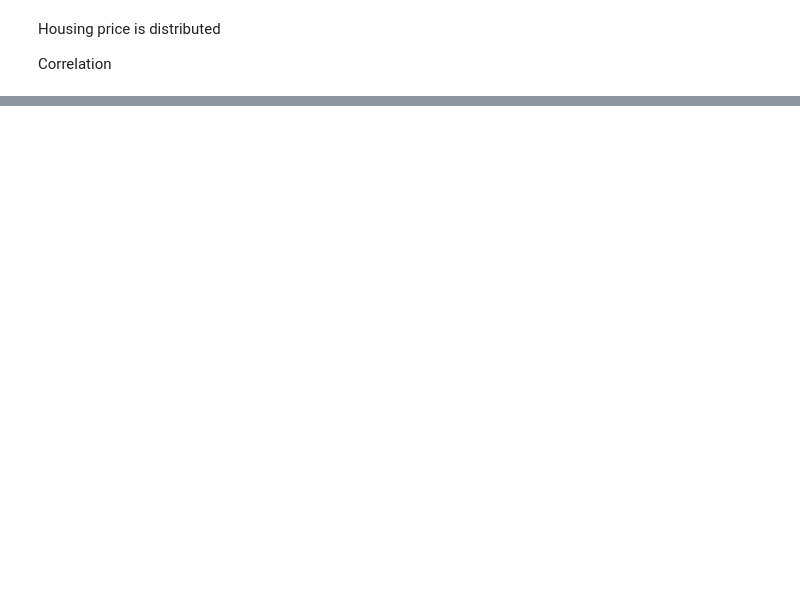
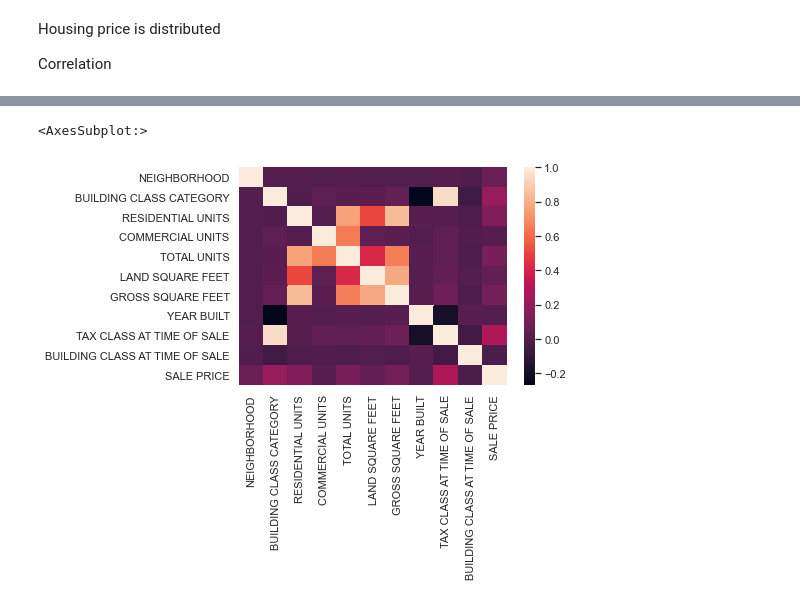
Before and after one commit to snorrealv/machine-learning_284, a Jupyter notebook: group_task/main.ipynb, the cells around one changed output, grey strips where cells are left out. Cells and saved outputs as stored; diff of their text form; code cells hidden in the pictures; blank space fills up the shorter version.

```diff
--- a/group_task/main.ipynb
+++ b/group_task/main.ipynb
@@ -328,0 +687,2 @@ plt.plot(x, y)
+# %%
+new_df["BUILDING CLASS AT TIME OF SALE"] = building_class
@@ -328,0 +710,7 @@ plt.plot(x, y)
+# %%
+l_1 = []
+
+for l in new_df["NEIGHBORHOOD"]:
+    l = re.sub("[^a-zA-Z]+", "", l)
+    l_1.append(l)
+new_df["NEIGHBORHOOD"] = l_1
@@ -328,0 +732,6 @@ plt.plot(x, y)
+# %%
+l = new_df["NEIGHBORHOOD"].to_list()
+vectorizer = CountVectorizer(min_df = 5)
+neighboorhood = vectorizer.fit_transform(l).toarray()
+# %%
+new_df["NEIGHBORHOOD"] = neighboorhood
@@ -328,0 +780,5 @@ plt.plot(x, y)
+# %%
+sns.heatmap(new_df.corr())
+# %% [output]
+<AxesSubplot:>
+[figure, added]
```
Also changed, not shown: parts of 44 cells of this notebook, 1 other file.
